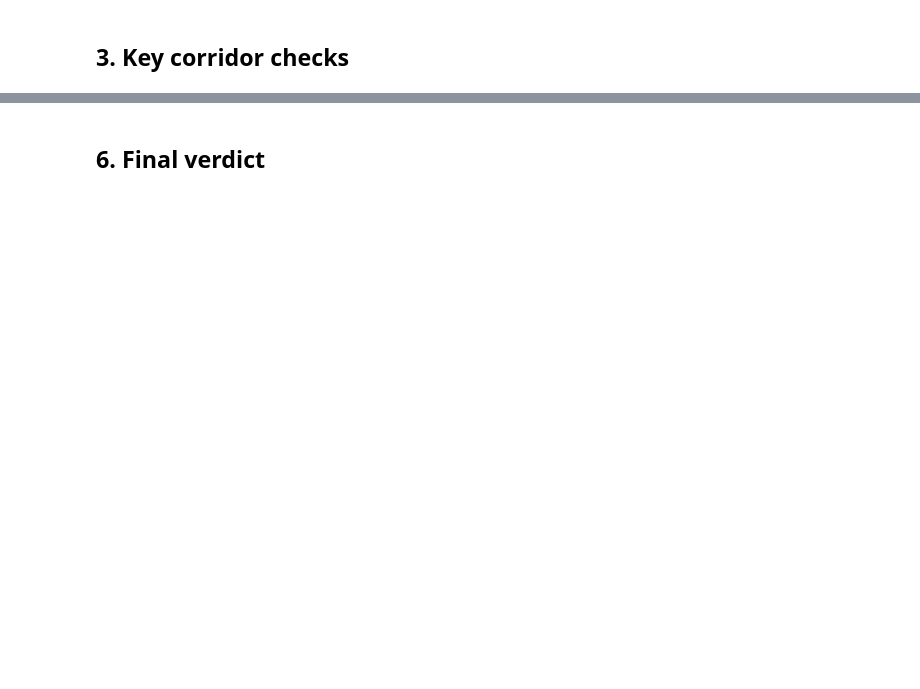
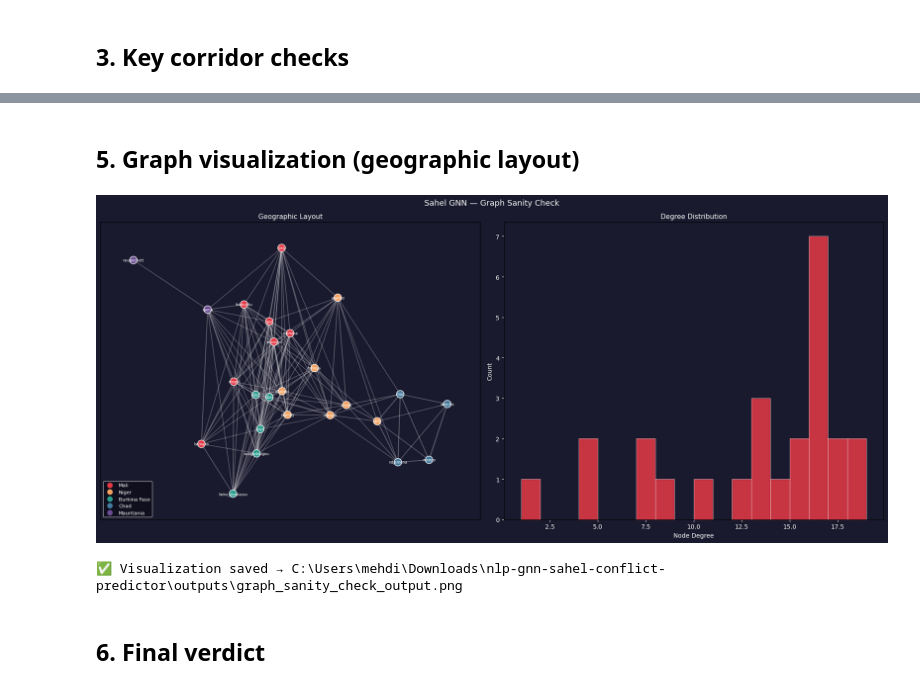
Before and after one commit to marwa0927/nlp-gnn-sahel-conflict-predictor, a Jupyter notebook: notebooks/graph_sanity_check.ipynb, the cells around one changed output, grey strips where cells are left out. Drawn from its saved outputs; the diff is of its cells as text; code cells hidden in the pictures; blank space fills up the shorter version.

```diff
--- a/notebooks/graph_sanity_check.ipynb
+++ b/notebooks/graph_sanity_check.ipynb
@@ -3,6 +3,7 @@
 Validates the Sahel GNN adjacency matrix before handing off to the model.
 # %%
 import sys
+import importlib.util
 sys.path.insert(0, "..")
 
 import numpy as np
@@ -12,5 +13,7 @@ import matplotlib.pyplot as plt
 from pathlib import Path
 from geopy.distance import geodesic
 
-DATA_DIR = Path("../data")
+ROOT      = Path("..").resolve()
+GRAPH_DIR = ROOT / "graph"
+NODES_PY  = ROOT / "data" / "nodes.py"
 # %% [markdown]
@@ -38,10 +56,9 @@ print(f"No NaN / Inf")
 # %% [markdown]
 ## 2. Build NetworkX graph for analysis
 # %%
-# Rebuild raw (un-normalized) graph from edge_index for inspection
 G = nx.Graph()
-for i, row in nodes.iterrows():
-    G.add_node(i, name=row["name"], lat=row["lat"], lon=row["lon"], country=row["country"])
+for i, node in enumerate(NODES):
+    G.add_node(i, id=node["id"], lat=node["lat"], lon=node["lon"], country=node["country"])
 
 # Use only upper triangle to avoid duplicate edges
 seen = set()
@@ -144,3 +140,62 @@ print("Visualization saved")
+# %% [markdown]
+## 5. Graph visualization (geographic layout)
+# %%
+pos    = {i: (n["lon"], n["lat"]) for i, n in enumerate(NODES)}
+labels = {i: n["id"] for i, n in enumerate(NODES)}
+
+country_colors = {
+    "ML": "#E63946",
+    "NI": "#F4A261",
+    "UV": "#2A9D8F",
+    "CD": "#457B9D",
+    "MR": "#6A4C93",
+}
+country_names = {
+    "ML": "Mali", "NI": "Niger", "UV": "Burkina Faso",
+    "CD": "Chad", "MR": "Mauritania"
+}
+
+node_colors       = [country_colors.get(NODES[i]["country"], "#888") for i in G.nodes()]
+edge_weights_list = [G[u][v]["weight"] for u, v in G.edges()]
+
+fig, axes = plt.subplots(1, 2, figsize=(18, 8))
+fig.patch.set_facecolor("#1a1a2e")
+
+# Left: geographic layout
+ax = axes[0]
+ax.set_facecolor("#1a1a2e")
+nx.draw_networkx_edges(G, pos, ax=ax, width=[1 + w*3 for w in edge_weights_list],
+                       edge_color="white", alpha=0.3)
+nx.draw_networkx_nodes(G, pos, ax=ax, node_color=node_colors, node_size=150,
+                       edgecolors="white", linewidths=1)
+nx.draw_networkx_labels(G, pos, labels, ax=ax, font_size=6, font_color="white")
+ax.set_title("Geographic Layout", color="white", fontsize=11)
+ax.tick_params(colors="#aaa")
+for code, color in country_colors.items():
+    ax.plot([], [], "o", color=color, label=country_names[code], markersize=8)
+ax.legend(loc="lower left", facecolor="#0d0d1a", labelcolor="white", fontsize=8)
+
+# Right: degree distribution
+ax2 = axes[1]
+ax2.set_facecolor("#1a1a2e")
+ax2.hist(deg_vals, bins=range(min(deg_vals), max(deg_vals)+2),
+         color="#E63946", edgecolor="white", linewidth=0.5, alpha=0.85)
+ax2.set_xlabel("Node Degree", color="white")
+ax2.set_ylabel("Count", color="white")
+ax2.set_title("Degree Distribution", color="white", fontsize=11)
+ax2.tick_params(colors="white")
+
+plt.suptitle("Sahel GNN — Graph Sanity Check", color="white", fontsize=13)
+plt.tight_layout()
+
+out_path = ROOT / "outputs" / "graph_sanity_check_output.png"
+out_path.parent.mkdir(exist_ok=True)
+plt.savefig(out_path, dpi=150, bbox_inches="tight", facecolor="#1a1a2e")
+plt.show()
+print(f"✅ Visualization saved → {out_path}")
+# %% [output]
+[figure, added]
+✅ Visualization saved → C:\Users\mehdi\Downloads\nlp-gnn-sahel-conflict-predictor\outputs\graph_sanity_check_output.png
 # %% [markdown]
 ## 6. Final verdict
 # %%
```
Also changed, not shown: parts of 13 cells of this notebook.
